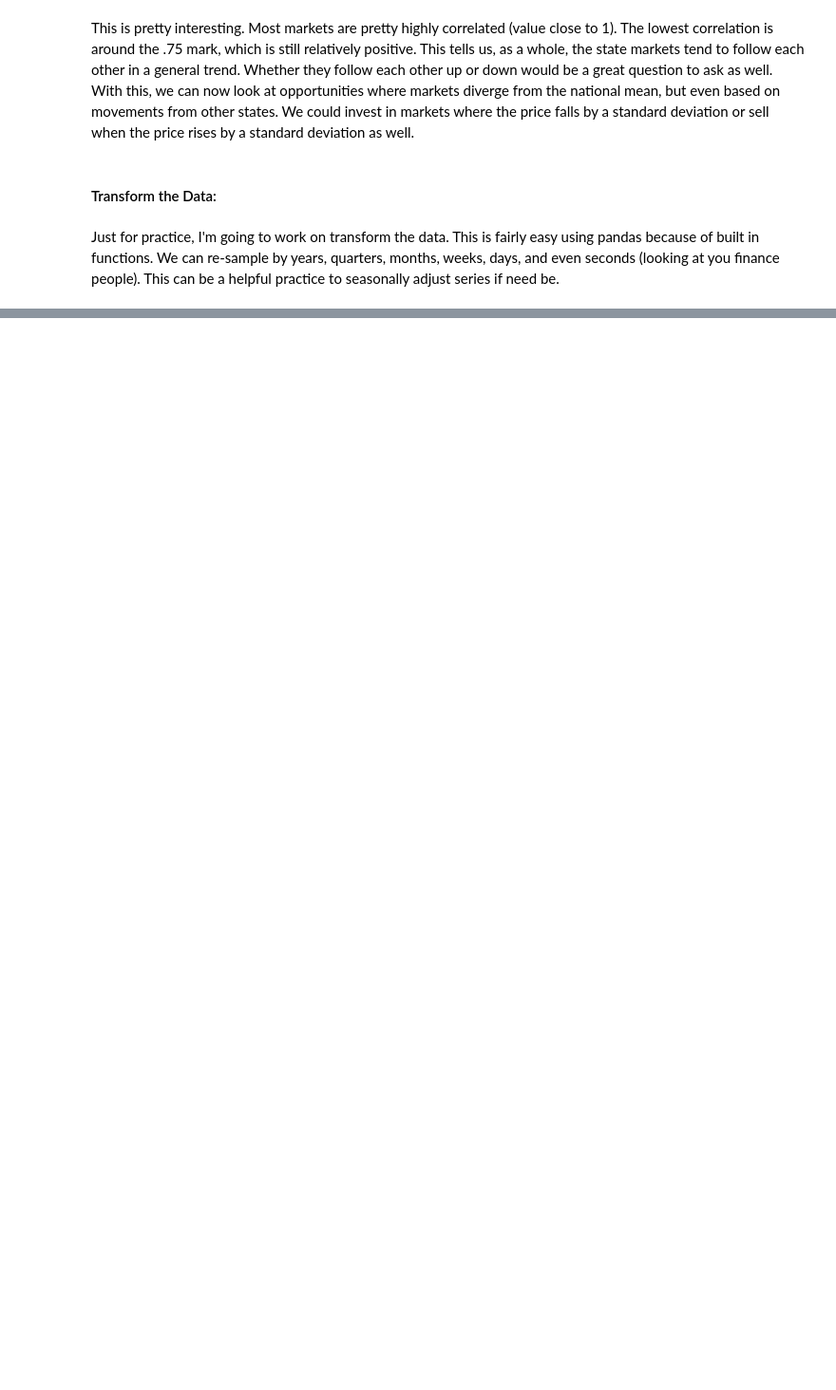
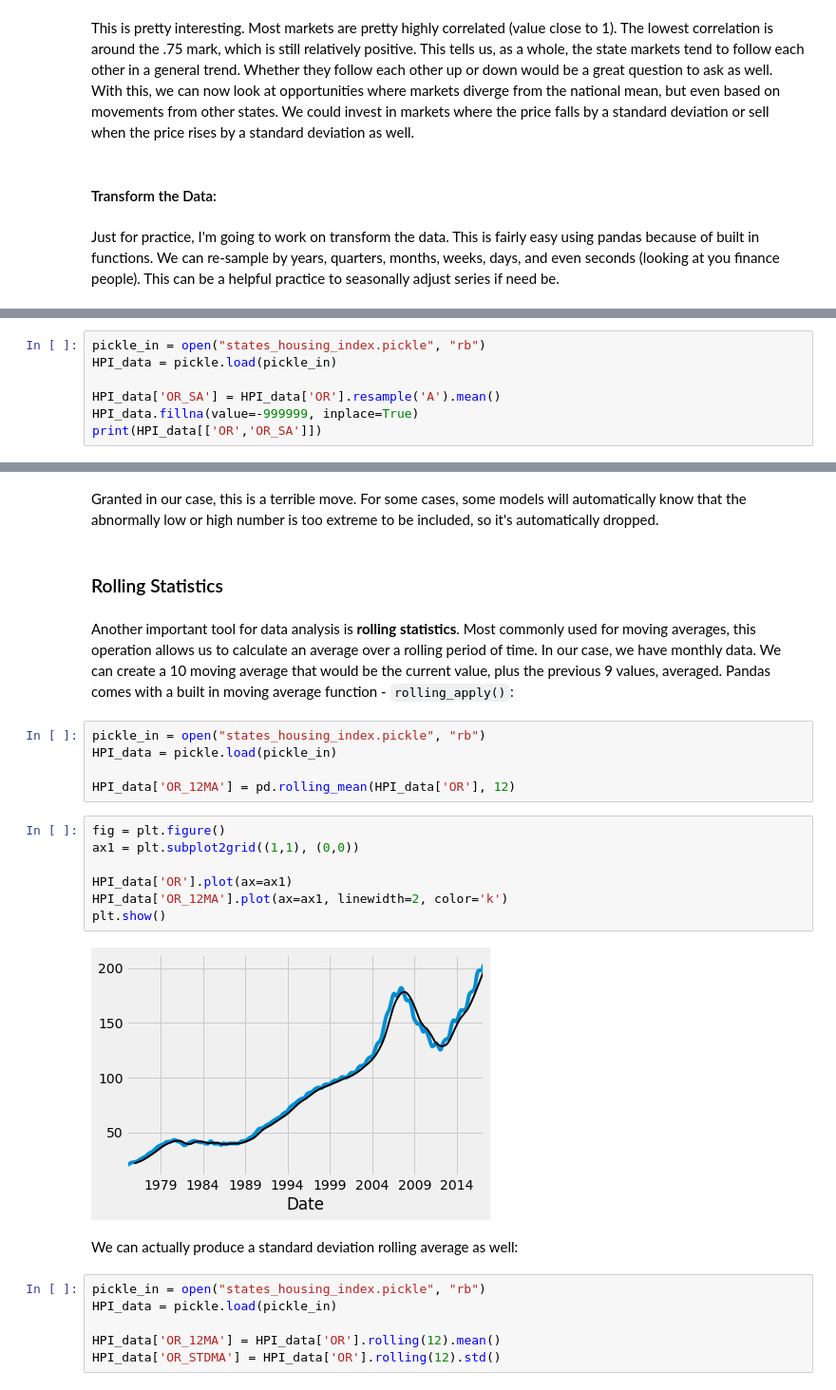
Before and after one commit to jaredconnor301/national_housing_price_analysis, a Jupyter notebook: real_estate_analysis.ipynb, the cells around one changed output, grey strips where cells are left out. Shown at 95% size. Drawn from its saved outputs; the diff is of its cells as text; blank space fills up the shorter version.

```diff
--- a/real_estate_analysis.ipynb
+++ b/real_estate_analysis.ipynb
@@ -136,0 +279,7 @@ plt.show()
+# %%
+pickle_in = open("states_housing_index.pickle", "rb")
+HPI_data = pickle.load(pickle_in)
+
+HPI_data['OR_SA'] = HPI_data['OR'].resample('A').mean()
+HPI_data.fillna(value=-999999, inplace=True)
+print(HPI_data[['OR','OR_SA']])
@@ -136,0 +304,28 @@ plt.show()
+# %% [markdown]
+Granted in our case, this is a terrible move. For some cases, some models will automatically know that the abnormally low or high number is too extreme to be included, so it's automatically dropped.
+# %% [markdown]
+### Rolling Statistics
+# %% [markdown]
+Another important tool for data analysis is __rolling statistics__. Most commonly used for moving averages, this operation allows us to calculate an average over a rolling period of time. In our case, we have monthly data. We can create a 10 moving average that would be the current value, plus the previous 9 values, averaged. Pandas comes with a built in moving average function - `rolling_apply()`:
+# %%
+pickle_in = open("states_housing_index.pickle", "rb")
+HPI_data = pickle.load(pickle_in)
+
+HPI_data['OR_12MA'] = pd.rolling_mean(HPI_data['OR'], 12)
+# %%
+fig = plt.figure()
+ax1 = plt.subplot2grid((1,1), (0,0))
+
+HPI_data['OR'].plot(ax=ax1)
+HPI_data['OR_12MA'].plot(ax=ax1, linewidth=2, color='k')
+plt.show()
+# %% [output]
+[figure, added]
+# %% [markdown]
+We can actually produce a standard deviation rolling average as well:
+# %%
+pickle_in = open("states_housing_index.pickle", "rb")
+HPI_data = pickle.load(pickle_in)
+
+HPI_data['OR_12MA'] = HPI_data['OR'].rolling(12).mean()
+HPI_data['OR_STDMA'] = HPI_data['OR'].rolling(12).std()
```
Also changed, not shown: parts of 28 cells of this notebook.
